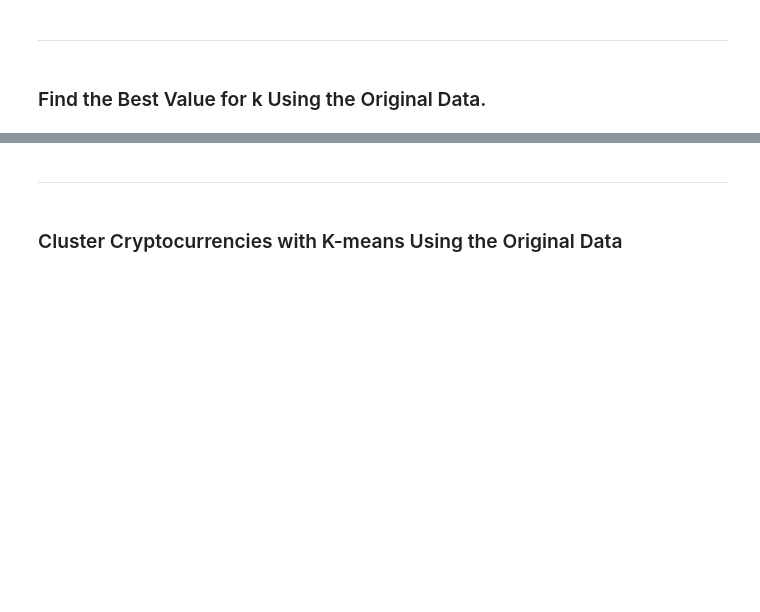
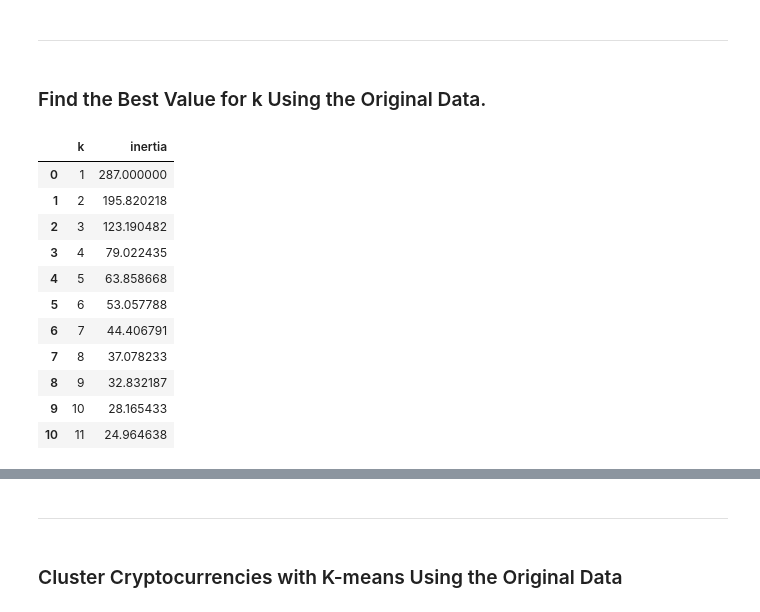
Before and after one commit to mpparra12/CryptoClustering, a Jupyter notebook: Crypto_Clustering.ipynb, the cells around one changed output, grey strips where cells are left out. Drawn from its saved outputs; the diff is of its cells as text; code cells hidden in the pictures; blank space fills up the shorter version.

```diff
--- a/Crypto_Clustering.ipynb
+++ b/Crypto_Clustering.ipynb
@@ -73,8 +80,10 @@ df_market_data.hvplot.line(
 ### Find the Best Value for k Using the Original Data.
 # %%
 # Create a list with the number of k-values from 1 to 11
+k = list(range(1,12))
 # %%
 # Create an empty list to store the inertia values
+inertia = []
 
 
 # Create a for loop to compute the inertia with each possible value of k
@@ -82,11 +91,31 @@ df_market_data.hvplot.line(
 # 1. Create a KMeans model using the loop counter for the n_clusters
 # 2. Fit the model to the data using `df_market_data_scaled`
 # 3. Append the model.inertia_ to the inertia list
+
+for i in k:
+        kmodel = KMeans(n_clusters=i, random_state = 1)
+        kmodel.fit(data)
+        inertia.append(kmodel.inertia_)
 # %%
 # Create a dictionary with the data to plot the Elbow curve
-
+data = {"k":k, "inertia":inertia}
 
 # Create a DataFrame with the data to plot the Elbow curve
+curve_df = pd.DataFrame(data)
+curve_df
+# %% [output]
+|  | k | inertia |
+| 0 | 1 | 287.000000 |
+| 1 | 2 | 195.820218 |
+| 2 | 3 | 123.190482 |
+| 3 | 4 | 79.022435 |
+| 4 | 5 | 63.858668 |
+| 5 | 6 | 53.057788 |
+| 6 | 7 | 44.406791 |
+| 7 | 8 | 37.078233 |
+| 8 | 9 | 32.832187 |
+| 9 | 10 | 28.165433 |
+| 10 | 11 | 24.964638 |
 # %%
 # Plot a line chart with all the inertia values computed with
 # the different values of k to visually identify the optimal value for k.
```
Also changed, not shown: parts of 30 cells of this notebook.
